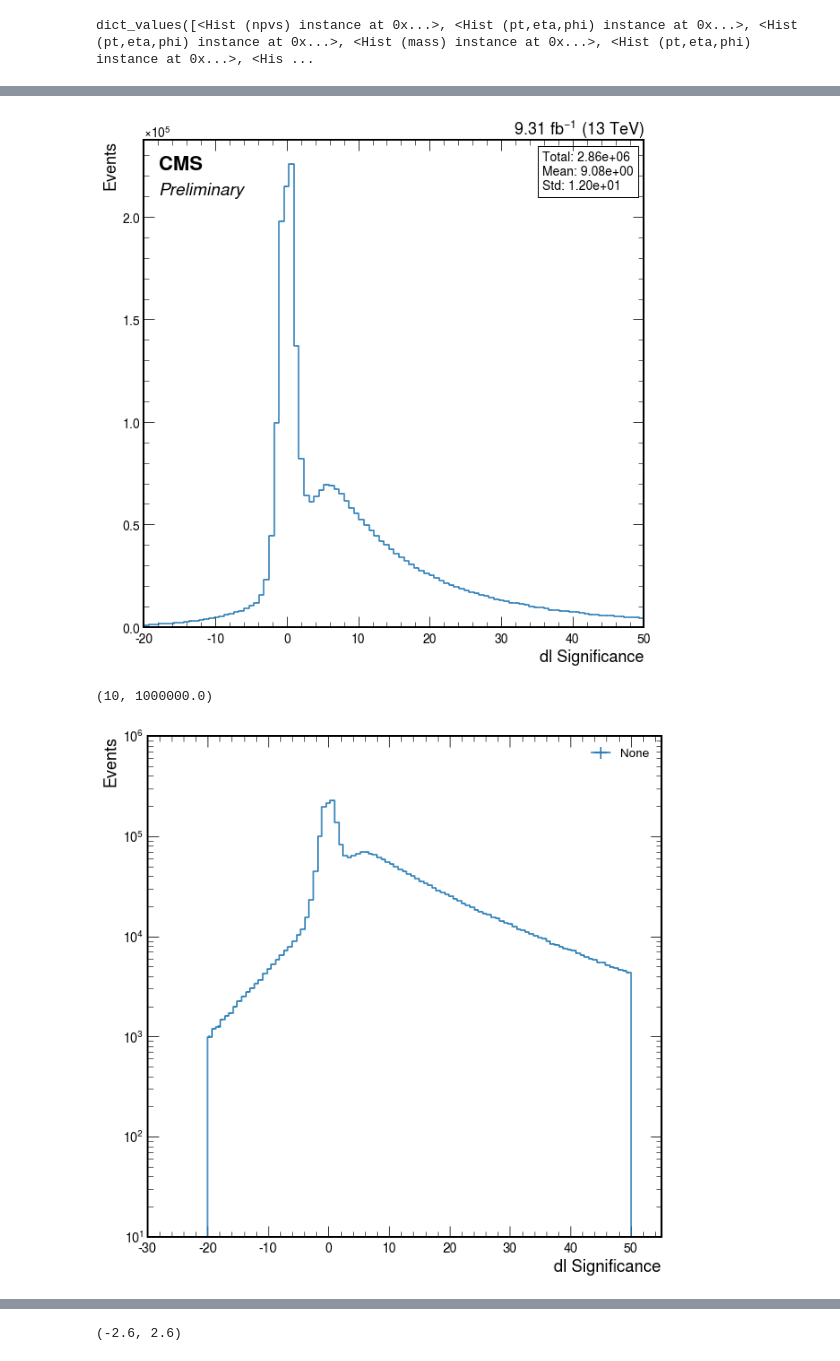
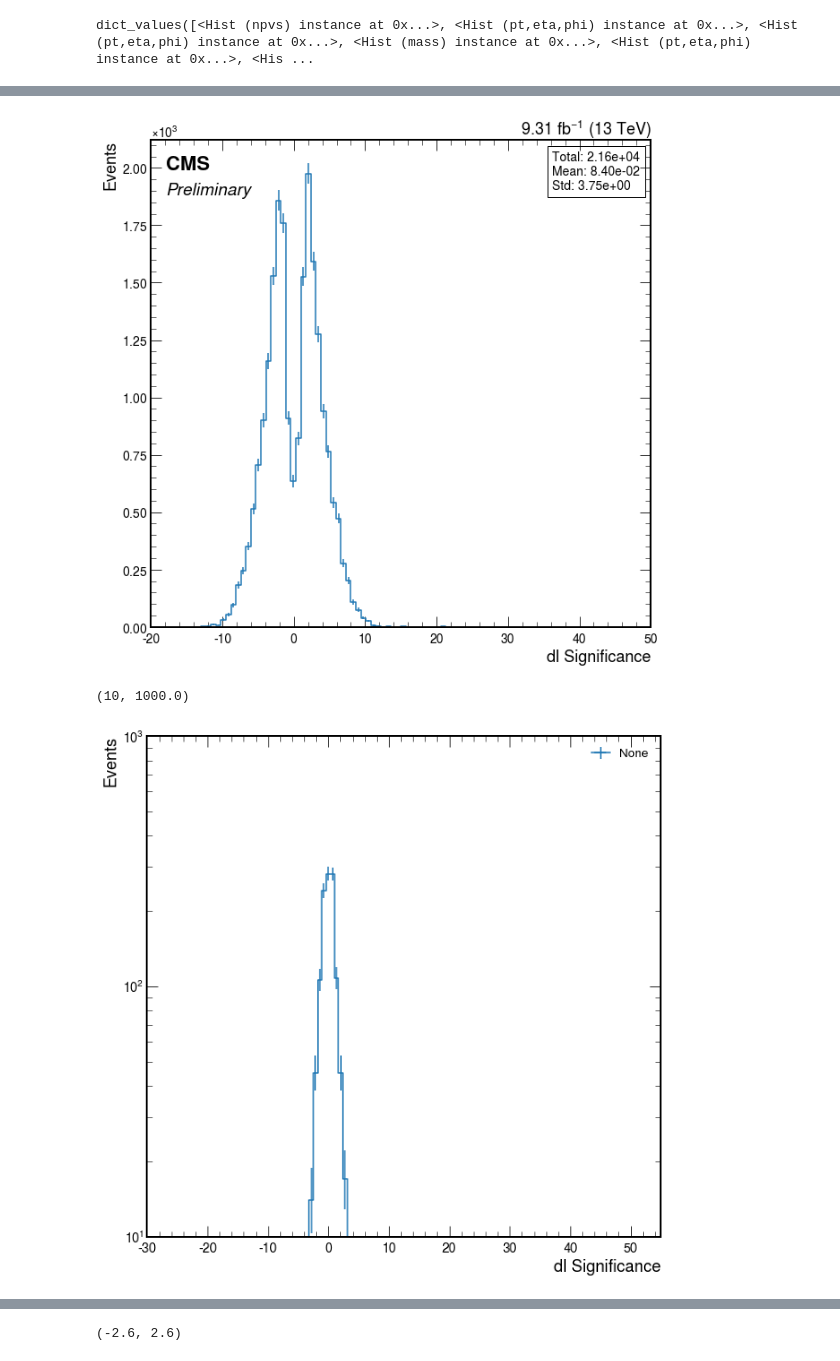
Before and after one commit to Mapse/OniaOpenCharmRun2ULAna, a Jupyter notebook: temp/JpsiOpenCharmPlots.ipynb, the cells around one changed output, grey strips where cells are left out. Drawn from its saved outputs; the diff is of its cells as text; code cells hidden in the pictures.

```diff
--- a/temp/JpsiOpenCharmPlots.ipynb
+++ b/temp/JpsiOpenCharmPlots.ipynb
@@ -50,10 +50,10 @@ ak.behavior.update(candidate.behavior)
 #file = '../output/MuOnia_test/MuOnia_test_hists.coffea'
 
 ## Usual file - new processing
-#file = '../output/test_Monte_Carlo_2017_new_code/test_Monte_Carlo_2017_new_code_hists.coffea'
+file = '../output/test_Monte_Carlo_2017_new_code/test_Monte_Carlo_2017_new_code_hists.coffea'
 
 # No D0 cuts (phi study)
-file = '../output/Phi_study_Monte_Carlo_2017_new_code/Phi_study_Monte_Carlo_2017_new_code_hists.coffea'
+#file = '../output/Phi_study_Monte_Carlo_2017_new_code/Phi_study_Monte_Carlo_2017_new_code_hists.coffea'
 
 hists = load(file)
 hists.values()
@@ -344,16 +350,16 @@ Text(1, 0, 'Decay lenght [cm]')
 # %%
 ax = create_plot1d(hists['Jpsi_dlSig'])
 # %% [output]
-[figure, old version]
+[figure, new version]
 # %%
 # Signigicance plot - log scale
 ax = hist.plot1d(hists['Jpsi_dlSig'])
 
 ax.set_yscale('log')
 ax.set_xlim(-30, 55)
-ax.set_ylim(10, 1e6)
+ax.set_ylim(10, 1e3)
 # %% [output]
-(10, 1000000.0)
+(10, 1000.0)
-[figure, old version]
+[figure, new version]
 # %%
 ax = create_plot1d(hists['Jpsi_chi2'])
```
Also changed, not shown: parts of 25 cells of this notebook, 11 other files.
